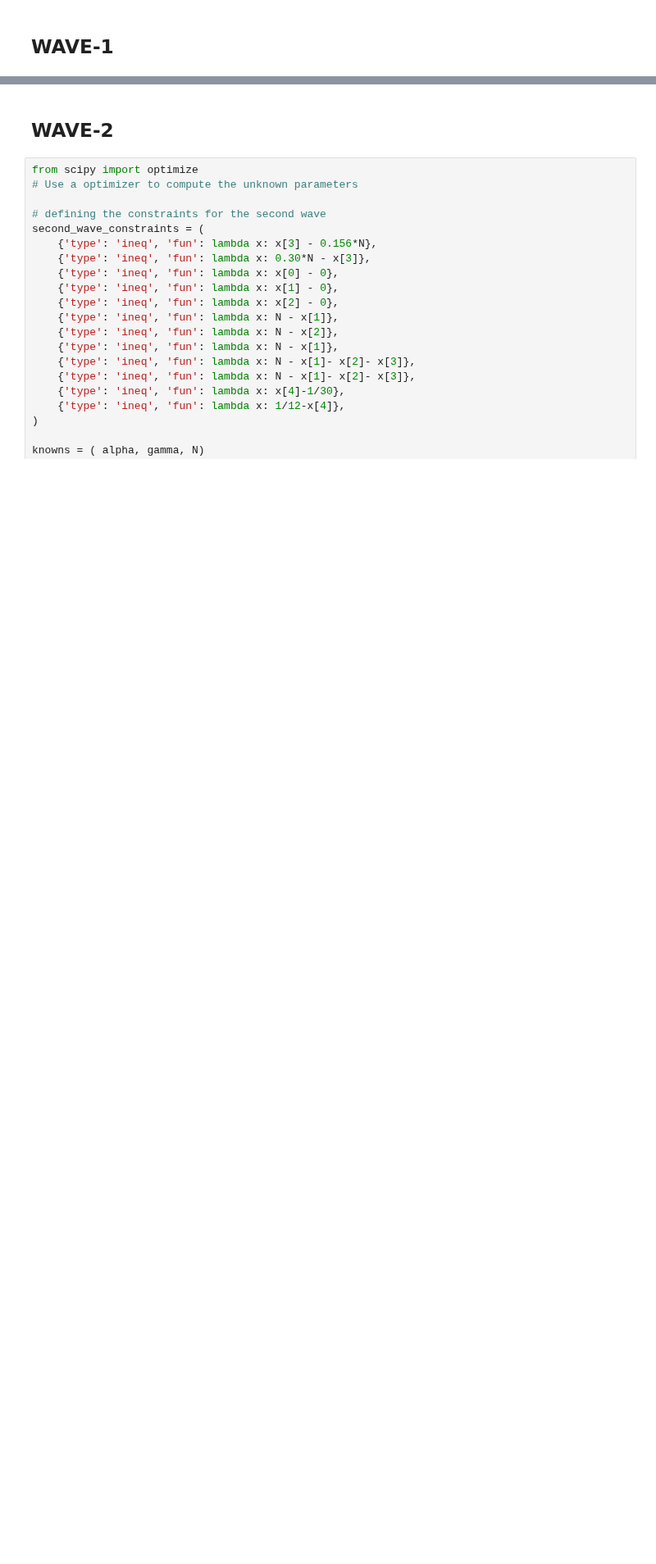
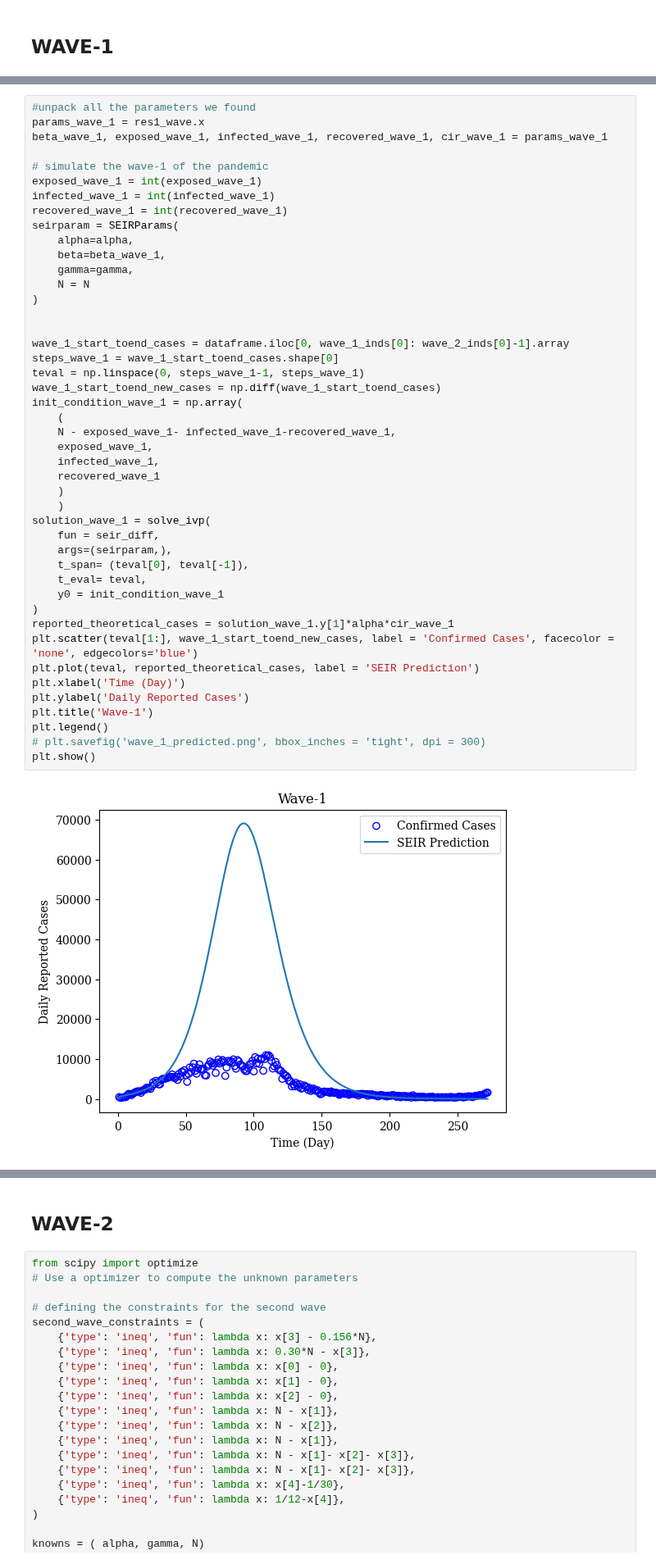
Before and after one commit to HimanshuSingh-all/Computational-Epidemiology-ICTS, a Jupyter notebook: assignments/assignment-1/comp_epi_assign_1.ipynb, the cells around one changed output, grey strips where cells are left out. Shown at 82% size. Saved outputs shown, nothing was run; the diff lists cells and outputs as text; blank space fills up the shorter version.

```diff
--- a/assignments/assignment-1/comp_epi_assign_1.ipynb
+++ b/assignments/assignment-1/comp_epi_assign_1.ipynb
@@ -383,0 +434,47 @@ plt.show()
+# %%
+#unpack all the parameters we found
+params_wave_1 = res1_wave.x
+beta_wave_1, exposed_wave_1, infected_wave_1, recovered_wave_1, cir_wave_1 = params_wave_1
+
+# simulate the wave-1 of the pandemic
+exposed_wave_1 = int(exposed_wave_1)
+infected_wave_1 = int(infected_wave_1)
+recovered_wave_1 = int(recovered_wave_1)
+seirparam = SEIRParams(
+    alpha=alpha,
+    beta=beta_wave_1,
+    gamma=gamma,
+    N = N
+)
+
+
+wave_1_start_toend_cases = dataframe.iloc[0, wave_1_inds[0]: wave_2_inds[0]-1].array
+steps_wave_1 = wave_1_start_toend_cases.shape[0]
+teval = np.linspace(0, steps_wave_1-1, steps_wave_1)
+wave_1_start_toend_new_cases = np.diff(wave_1_start_toend_cases)
+init_condition_wave_1 = np.array(
+    (
+    N - exposed_wave_1- infected_wave_1-recovered_wave_1,
+    exposed_wave_1,
+    infected_wave_1,
+    recovered_wave_1
+    )
+    )
+solution_wave_1 = solve_ivp(
+    fun = seir_diff,
+    args=(seirparam,),
+    t_span= (teval[0], teval[-1]),
+    t_eval= teval,
+    y0 = init_condition_wave_1
+)
+reported_theoretical_cases = solution_wave_1.y[1]*alpha*cir_wave_1
+plt.scatter(teval[1:], wave_1_start_toend_new_cases, label = 'Confirmed Cases', facecolor = 'none', edgecolors='blue')
+plt.plot(teval, reported_theoretical_cases, label = 'SEIR Prediction')
+plt.xlabel('Time (Day)')
+plt.ylabel('Daily Reported Cases')
+plt.title('Wave-1')
+plt.legend()
+# plt.savefig('wave_1_predicted.png', bbox_inches = 'tight', dpi = 300)
+plt.show()
+# %% [output]
+[figure, added]
```
Also changed, not shown: parts of 24 cells of this notebook, 5 other files.
